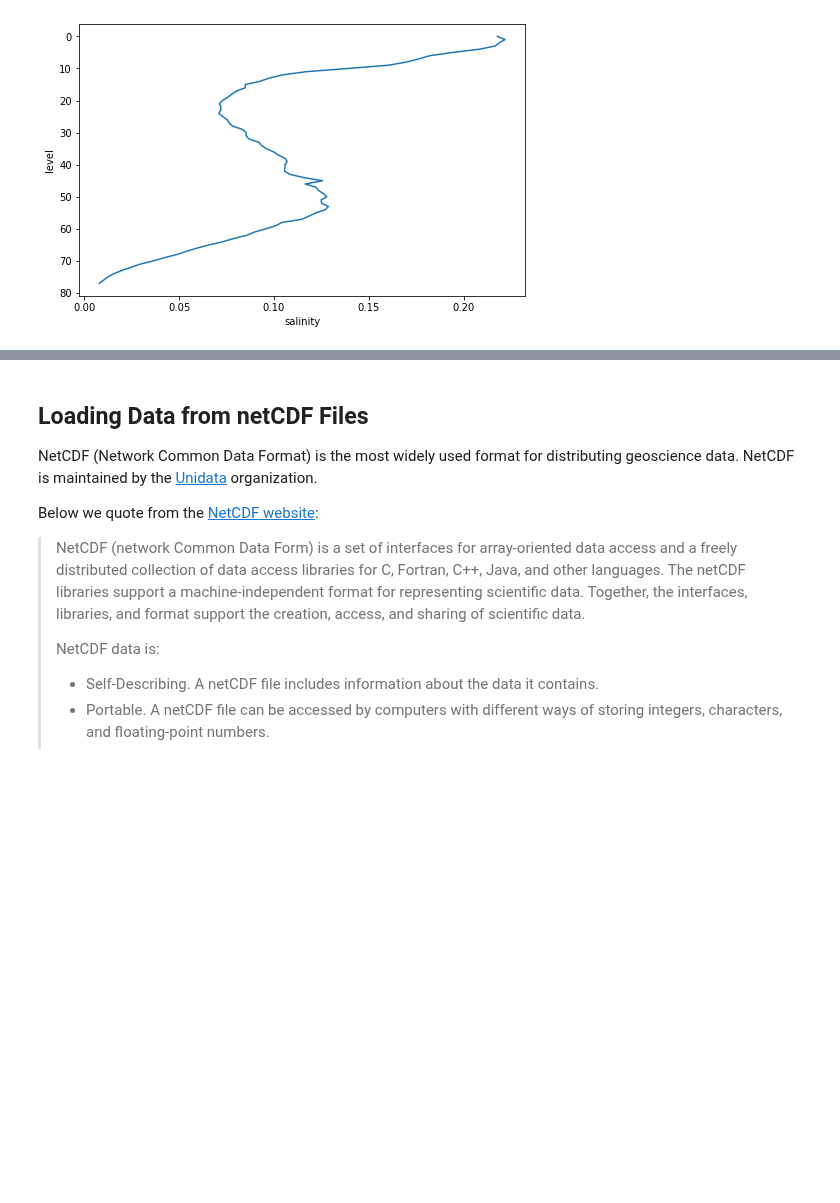
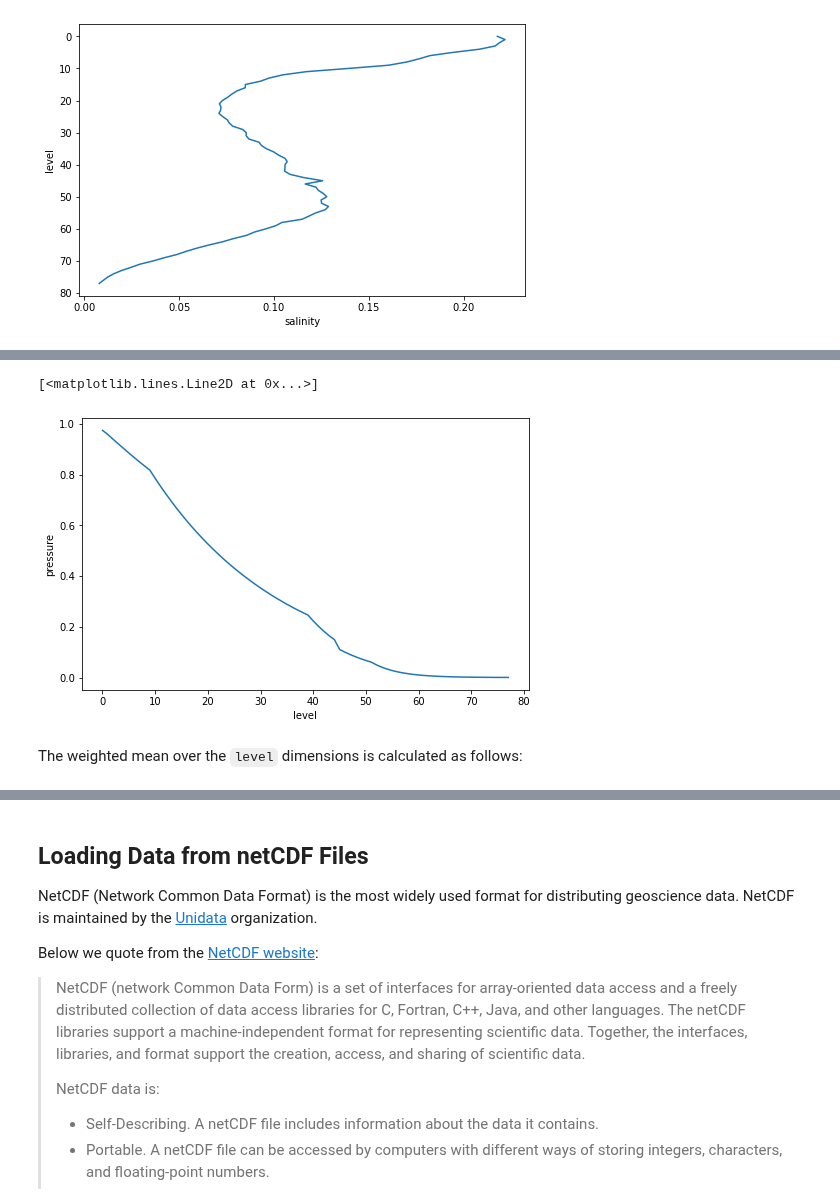
Before and after one commit to earth-env-data-science/earth-env-data-science-book, a Jupyter notebook: src/lectures/xarray/xarray.ipynb, the cells around one changed output, grey strips where cells are left out. Cells and saved outputs as stored; diff of their text form; code cells hidden in the pictures; blank space fills up the shorter version.

Commit message:
add weighted reductions

```diff
--- a/src/lectures/xarray/xarray.ipynb
+++ b/src/lectures/xarray/xarray.ipynb
@@ -720,0 +727,10 @@ argo_std.salinity.plot(y='level', yincrease=False)
+# %%
+mean_pressure = argo.pressure.mean(dim='date')
+p0 = 250  # dbat
+weights = np.exp(-mean_pressure / p0)
+weights.plot()
+# %% [output]
+[<matplotlib.lines.Line2D at 0x...>]
+[figure, added]
+# %% [markdown]
+The weighted mean over the `level` dimensions is calculated as follows:
```
Also changed, not shown: parts of 8 cells of this notebook.
